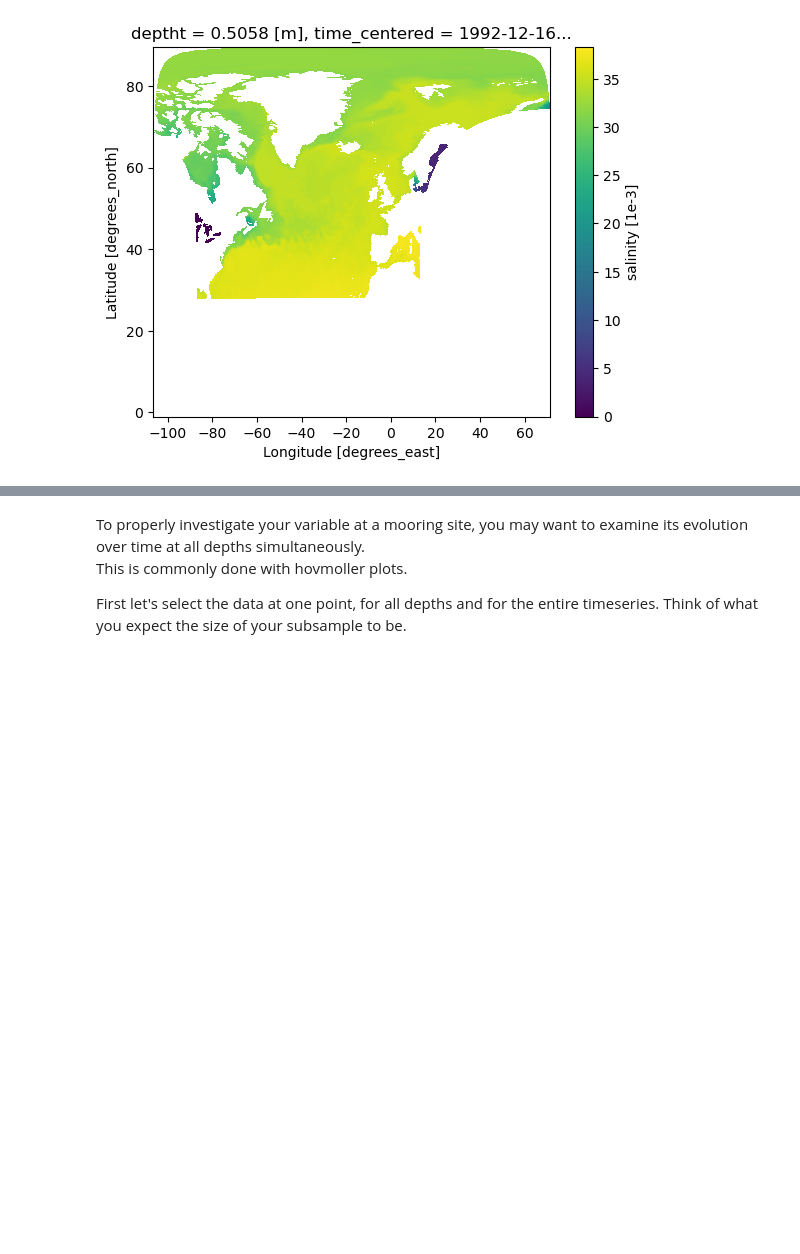
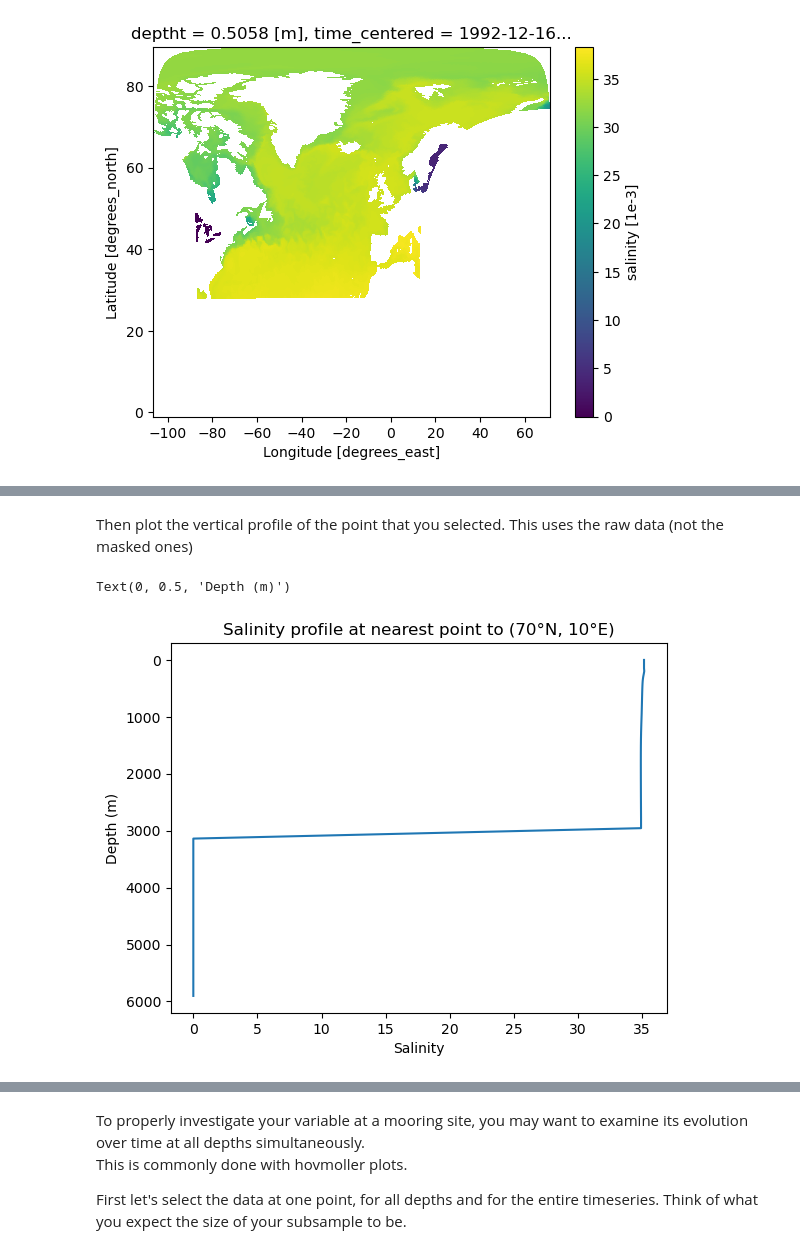
Before and after one commit to NOC-MSM/ARIA_workshop, a Jupyter notebook: Challenges/Challenge2.ipynb, the cells around one changed output, grey strips where cells are left out. Cells and saved outputs as stored; diff of their text form; code cells hidden in the pictures; blank space fills up the shorter version.

```diff
--- a/Challenges/Challenge2.ipynb
+++ b/Challenges/Challenge2.ipynb
@@ -93,0 +143,14 @@ salinity_profile.plot()
+# %% [markdown]
+Then plot the vertical profile of the point that you selected. This uses the raw data (not the masked ones)
+# %%
+# Simple profile: salinity vs depth
+# import matplotlib.pyplot as plt
+
+salinity_profile.plot(y="deptht")   # or x="deptht" if you prefer depth on x-axis
+plt.gca().invert_yaxis()            # optional: depth increasing downward
+plt.title("Salinity profile at nearest point to (70°N, 10°E)")
+plt.xlabel("Salinity")
+plt.ylabel("Depth (m)")
+# %% [output]
+Text(0, 0.5, 'Depth (m)')
+[figure, added]
```
Also changed, not shown: parts of 19 cells of this notebook.
